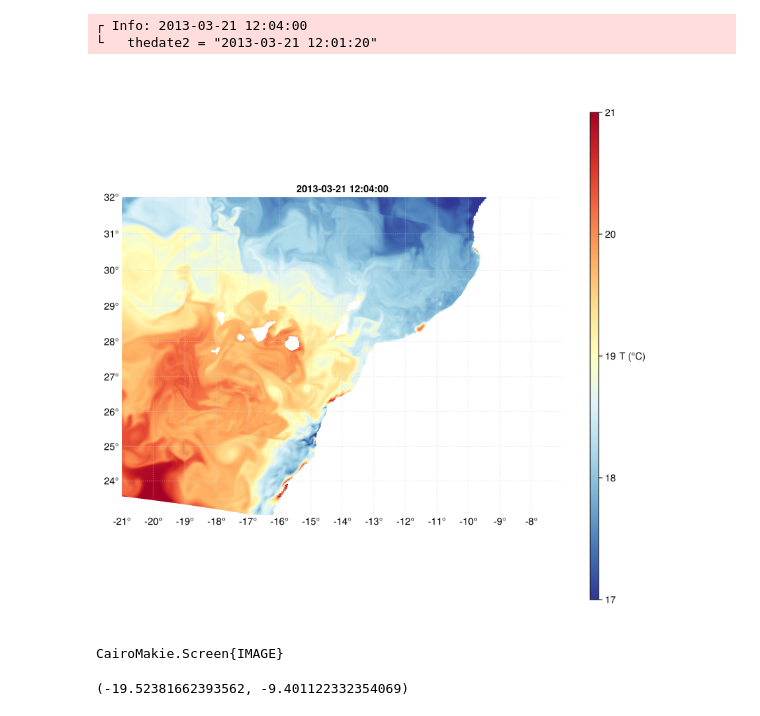
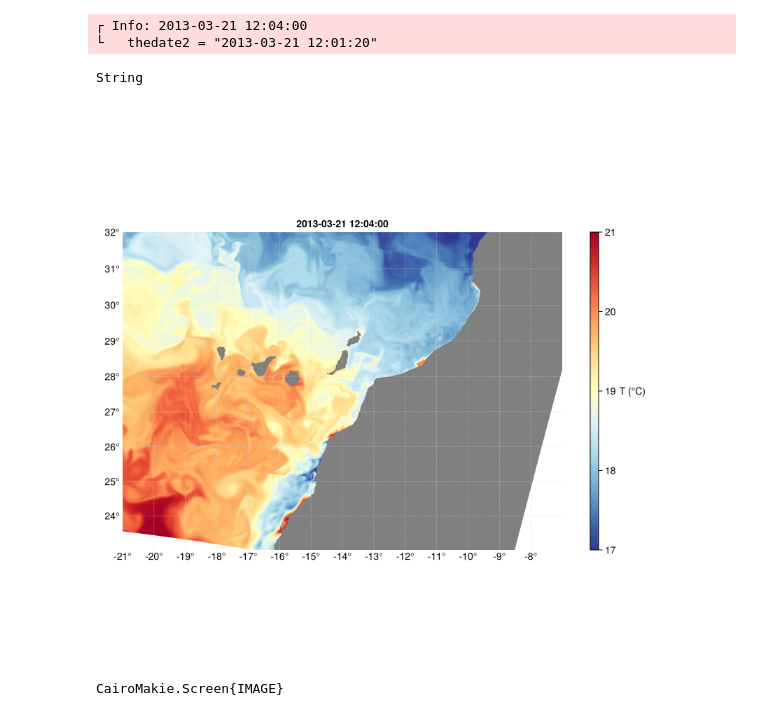
Before and after one commit to ctroupin/Canary-CROCO, a Jupyter notebook: src/plot_results.ipynb, the cells around one changed output. Saved outputs shown, nothing was run; the diff lists cells and outputs as text; code cells hidden in the pictures.

```diff
--- a/src/plot_results.ipynb
+++ b/src/plot_results.ipynb
@@ -43,6 +54,10 @@ thedate2 = Dates.format(dateref + Dates.Second(time2), "yyyy-mm-dd HH:MM:SS");
 # %% [output]
 ┌ Info: 2013-03-21 12:04:00
 └   thedate2 = "2013-03-21 12:01:20"
+# %%
+typeof(thedate1)
+# %% [output]
+String
 # %%
 using GeoDatasets
 # Land/sea mask and coastline
@@ -63,32 +78,30 @@ landsea = landsea[goodlon, goodlat];
 coastline = GeoMakie.coastlines(10);
 # %%
 fig = Figure(size=(800, 800))
-ax = GeoAxis(fig[1, 1], title=thedate, dest = "+proj=merc", xgridcolor = :lightgray,
+ax = GeoAxis(fig[1, 1], title=thedate1, dest = "+proj=merc", xgridcolor = :lightgray,
     xgridwidth = 0.5, xgridstyle = :dash, ygridcolor = :lightgray,
     ygridwidth = 0.5, ygridstyle = :dash,)
 
 xlims!(ax, -21., -7.)
 ylims!(ax, 23., 32.)
-sf = surface!(ax, lon1, lat1, T1,
+sf = surface!(ax, lon1, lat1, zeros(size(lon1)), color=T1,
     colormap = reverse(ColorSchemes.RdYlBu),
     colorrange = [17.0, 21.],
     shading = NoShading,
+    nan_color = :gray,
     interpolate = false,)
 
-sf = surface!(ax, lon2, lat2, T2,
+sf = surface!(ax, lon2, lat2, zeros(size(lon2)), color=T2,
     colormap = reverse(ColorSchemes.RdYlBu),
     colorrange = [17.0, 21.],
     shading = NoShading,
+    nan_color = :gray,
     interpolate = false,)
 # surface!(ax, lon_landsea, lat_landsea, landsea, colormap = Reverse(:greys))
-Colorbar(fig[1, 2], sf, label = "T (°C)", labelrotation = 0)
+Colorbar(fig[1, 2], sf, label = "T (°C)", labelrotation = 0, height = @lift($(pixelarea(ax.scene)).widths[2]))
 # lines!(ax, coastline; color = :black, linewidth=.25)
 # save("croco_avg_20130328.png", fig)
 display(fig)
 # %% [output]
-[figure, old version]
+[figure, new version]
 CairoMakie.Screen{IMAGE}
-# %%
-extrema(lon2)
-# %% [output]
-(-19.52381662393562, -9.401122332354069)
```
Also changed, not shown: parts of 3 cells of this notebook, 2 other files.
